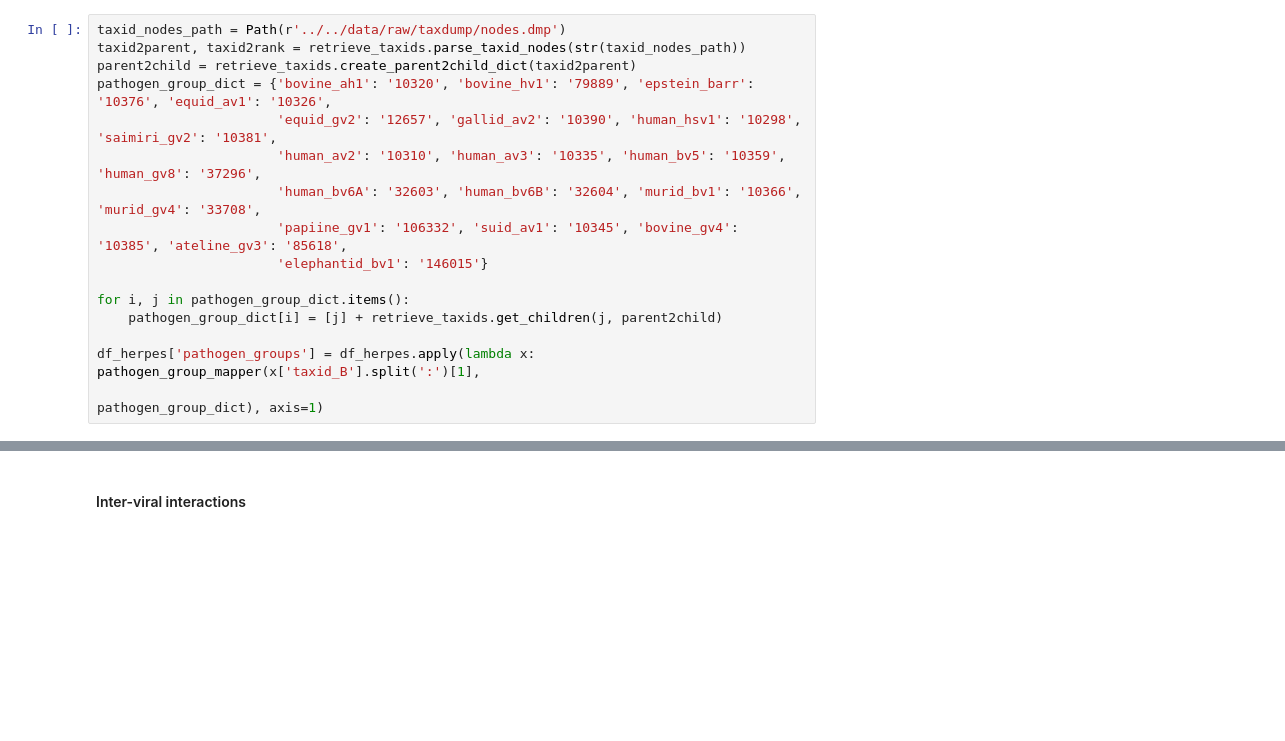
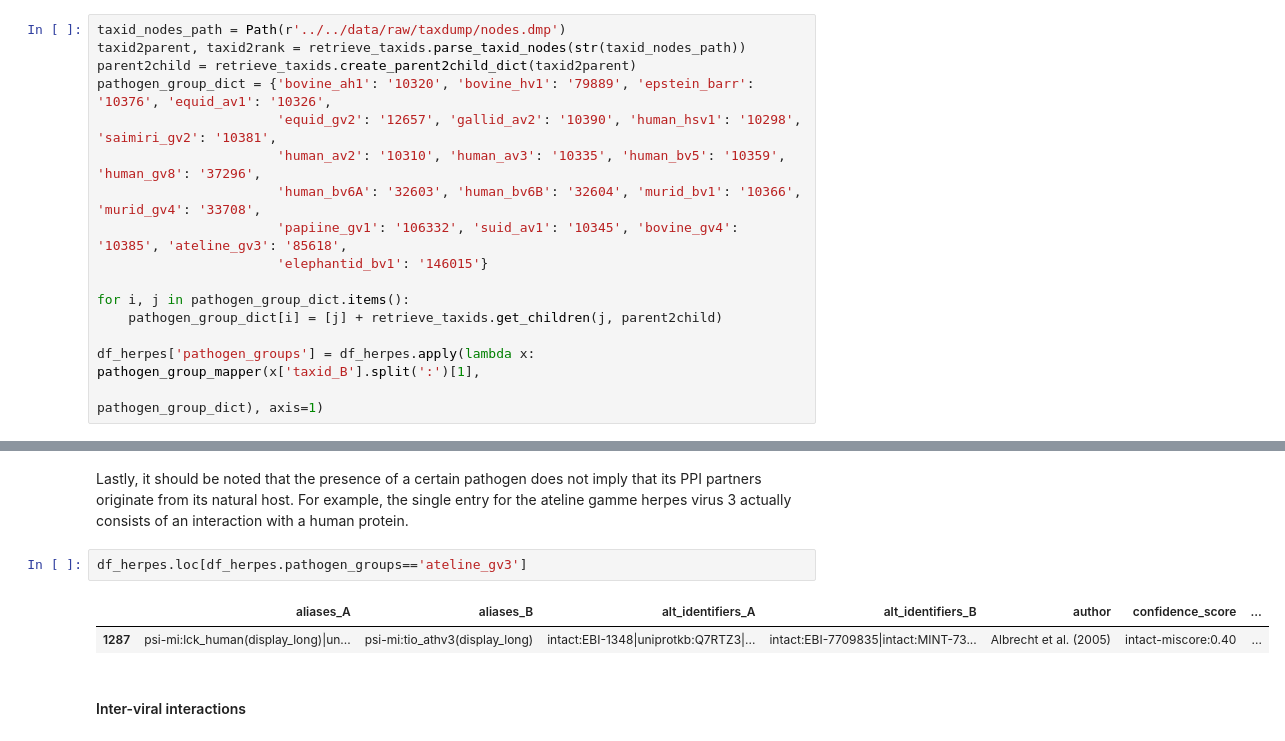
Before and after one commit to pmoris/host-pathogen-ppi-analysis, a Jupyter notebook: notebooks/Host-pathogen PPI meta mining.ipynb, the cells around one changed output, grey strips where cells are left out. Drawn from its saved outputs; the diff is of its cells as text; blank space fills up the shorter version.

```diff
--- a/notebooks/Host-pathogen PPI meta mining.ipynb
+++ b/notebooks/Host-pathogen PPI meta mining.ipynb
@@ -367,6 +381,13 @@ plt.title('Number of PPIs per viral group')
 plt.show()
 # %% [output]
 [figure]
+# %% [markdown]
+Lastly, it should be noted that the presence of a certain pathogen does not imply that its PPI partners originate from its natural host. For example, the single entry for the ateline gamme herpes virus 3 actually consists of an interaction with a human protein.
+# %%
+df_herpes.loc[df_herpes.pathogen_groups=='ateline_gv3']
+# %% [output]
+|  | aliases_A | aliases_B | alt_identifiers_A | alt_identifiers_B | author | confidence_score | ... |
+| 1287 | psi-mi:lck_human(display_long)|un... | psi-mi:tio_athv3(display_long) | intact:EBI-1348|uniprotkb:Q7RTZ3|... | intact:EBI-7709835|intact:MINT-73... | Albrecht et al. (2005) | intact-miscore:0.40 | ... |
 # %% [markdown]
 #### Inter-viral interactions
 # %% [markdown]
```
Also changed, not shown: parts of 30 cells of this notebook.
